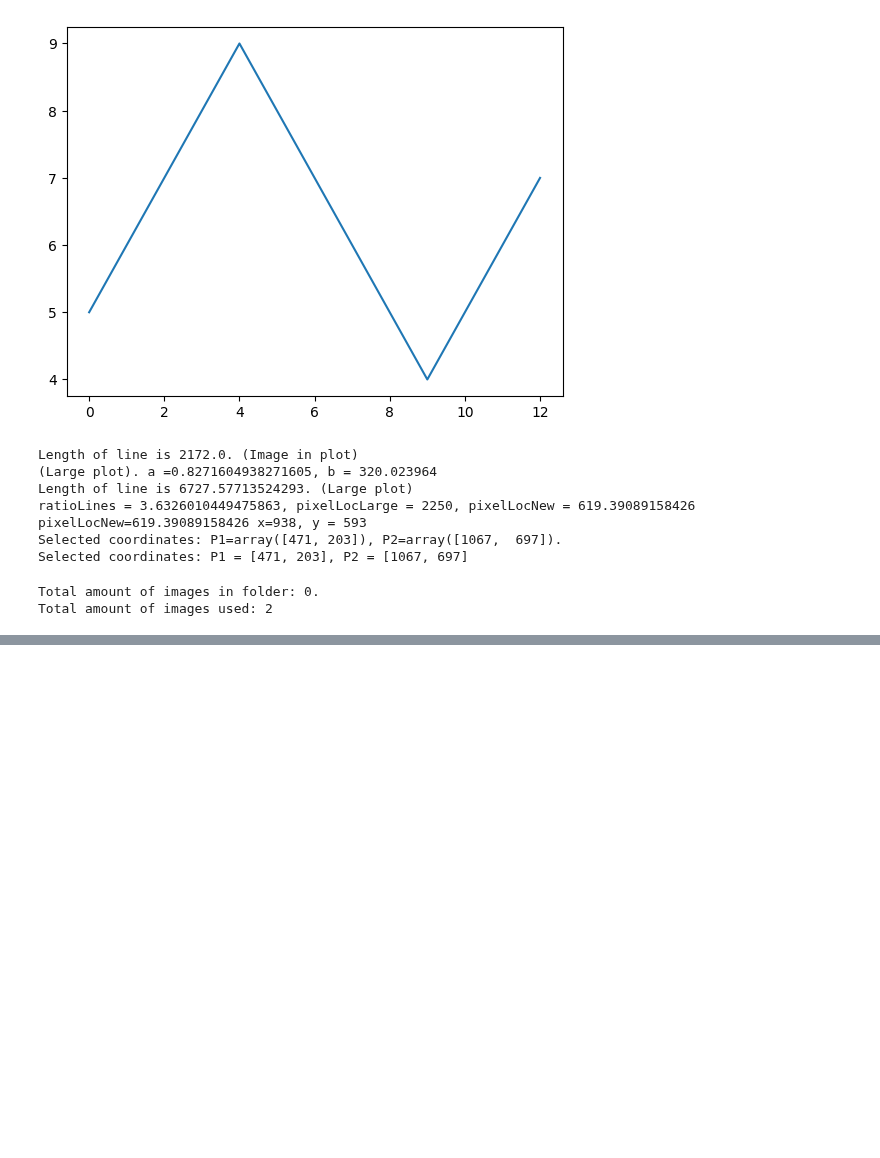
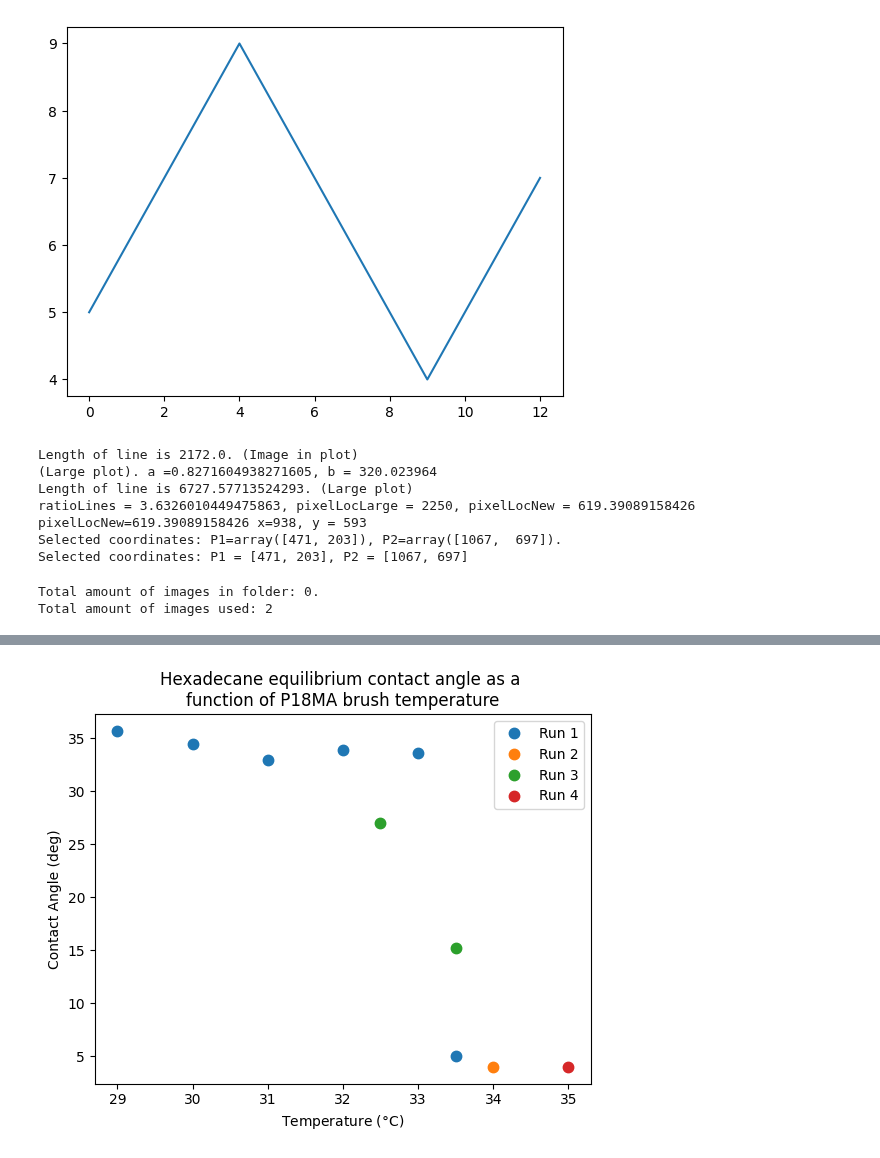
Before and after one commit to Sjendieee/InterferometryPython, a Jupyter notebook: Testing.ipynb, the cells around one changed output, grey strips where cells are left out. Drawn from its saved outputs; the diff is of its cells as text; code cells hidden in the pictures; blank space fills up the shorter version.

```diff
--- a/Testing.ipynb
+++ b/Testing.ipynb
@@ -238,0 +292,23 @@ plt.show()
+# %%
+### Plotting for analysis of contact angle measurements. P18MA with hexadecane at various temperatures (2024/05/07).
+import matplotlib.pyplot as plt
+T1 = [29, 30, 31, 32, 33, 33.5]
+Ca1 = [35.7, 34.5, 33.0, 33.9, 33.6, 5]
+T2 = [34]
+Ca2 = [4]
+T3 = [32.5, 33.5]
+Ca3 = [27, 15.2]
+T4 = [35]
+Ca4 = [4]
+fig1, ax1 = plt.subplots()
+msize = 15
+ax1.plot(T1, Ca1, '.', label='Run 1', markersize = msize)
+ax1.plot(T2, Ca2, '.', label='Run 2', markersize = msize)
+ax1.plot(T3, Ca3, '.', label='Run 3', markersize = msize)
+ax1.plot(T4, Ca4, '.', label='Run 4', markersize = msize)
+ax1.legend(loc='best')
+ax1.set(xlabel=f'Temperature ($\degree$C)', ylabel='Contact Angle (deg)', title='Hexadecane equilibrium contact angle as a \nfunction of P18MA brush temperature')
+plt.show()
+fig1.savefig("C:\\Downloads\\temp.png", dpi=600)
+# %% [output]
+[figure, added]
```
Also changed, not shown: parts of 2 cells of this notebook, 1 other file.
